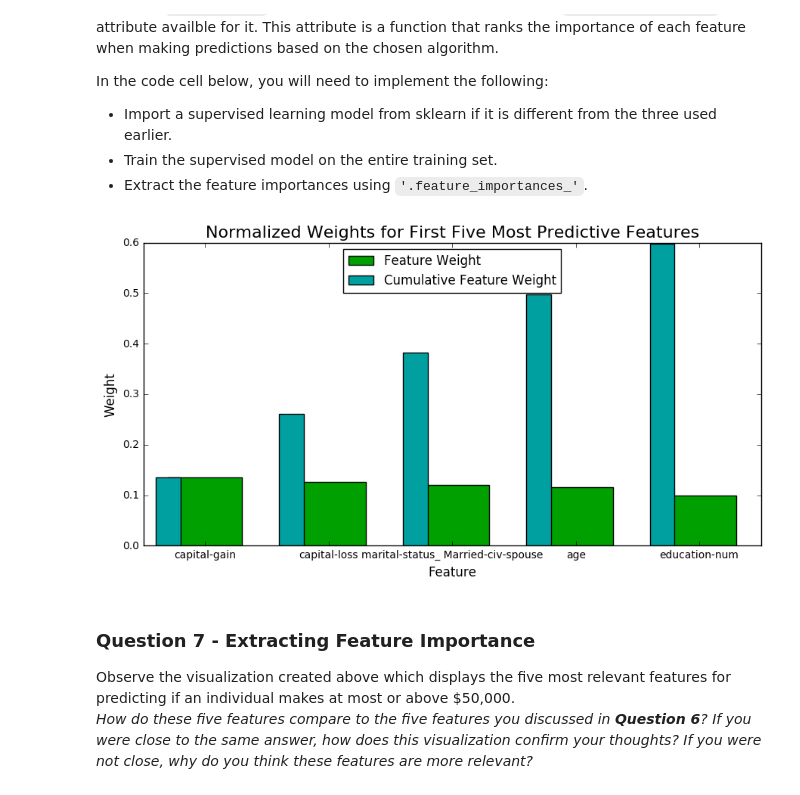
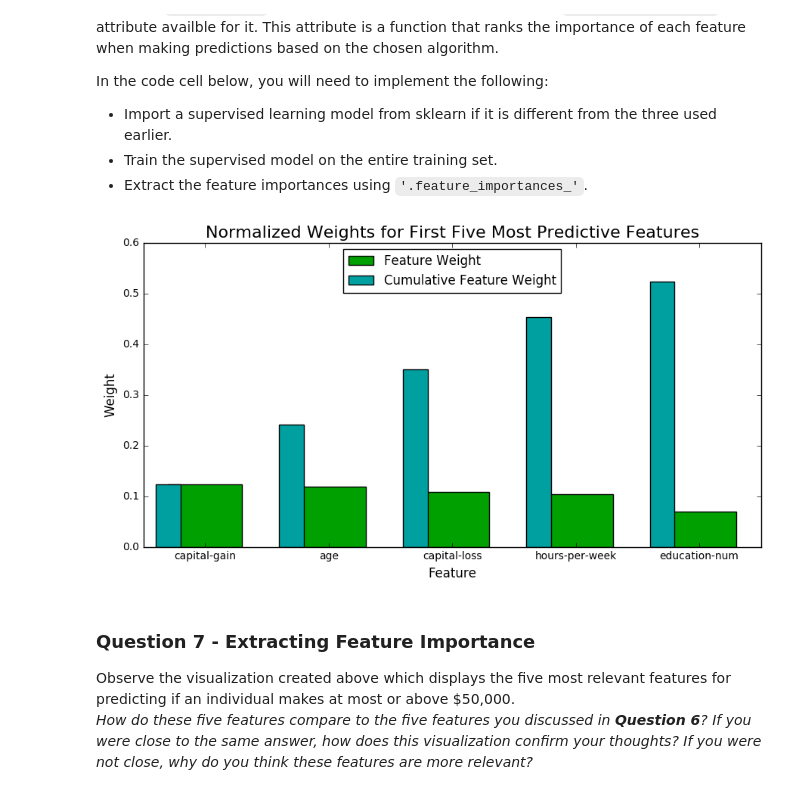
Before and after one commit to caasted/udacity-mlnd, a Jupyter notebook: finding_donors/finding_donors.ipynb, the cells around one changed output. Saved outputs shown, nothing was run; the diff lists cells and outputs as text; code cells hidden in the pictures.

```diff
--- a/finding_donors/finding_donors.ipynb
+++ b/finding_donors/finding_donors.ipynb
@@ -147,12 +141,7 @@ Additionally, as with the non-numeric features, we need to convert the non-numer
 features = pd.get_dummies(features_raw)
 
 # TODO: Encode the 'income_raw' data to numerical values
-income = []
-for item in income_raw:
-    if item == ">50K":
-        income.append(1)
-    else:
-        income.append(0)
+income = pd.get_dummies(income_raw)['>50K']
 
 # Print the number of features after one-hot encoding
 encoded = list(features.columns)
@@ -424,22 +446,33 @@ Fine tune the chosen model. Use grid search (`GridSearchCV`) with at least one i
 # TODO: Import 'GridSearchCV', 'make_scorer', and any other necessary libraries
 from sklearn.grid_search import GridSearchCV
 from sklearn.metrics import make_scorer
-from sklearn.ensemble import GradientBoostingClassifier # Re-import So that I don't have to re-run the analysis above
+from sklearn.ensemble import GradientBoostingClassifier # Re-import to avoid requiring re-running the analysis above
 
 # TODO: Initialize the classifier
 clf = GradientBoostingClassifier(random_state=0)
 
 # TODO: Create the parameters list you wish to tune
-parameters = {'n_estimators': [100, 150, 200], 'max_depth': [2, 3, 4]}
+parameters = {'n_estimators': [300, 400, 500],
+              'max_depth': [2, 3, 4, 5],
+              'learning_rate': [0.05, 0.08, 0.1] #,  # Parameters that routinely found the default to
+              # 'subsample': [0.8, 1.],              # be the optimal setting have been commented out
+              # 'max_features': [0.8, None]          # in the interest of time.
+             }
+grid_count = 1
+for key in parameters:
+    grid_count *= len(parameters[key])
 
 # TODO: Make an fbeta_score scoring object
 scorer = make_scorer(fbeta_score, beta=0.5)
 
 # TODO: Perform grid search on the classifier using 'scorer' as the scoring method
-grid_obj = GridSearchCV(clf, parameters, scoring=scorer)
+grid_obj = GridSearchCV(clf, parameters, scoring=scorer, cv=len(parameters), n_jobs=-1)
 
 # TODO: Fit the grid search object to the training data and find the optimal parameters
+start = time()
 grid_fit = grid_obj.fit(X_train, y_train)
+end = time()
+print "Evaluated {} combinations of parameters in {:.2f} minutes".format(grid_count, (end - start) / 60.)
 
 # Get the estimator
 best_clf = grid_fit.best_estimator_
@@ -449,10 +482,12 @@ predictions = (clf.fit(X_train, y_train)).predict(X_test)
 best_predictions = best_clf.predict(X_test)
 
 # Report the before-and-afterscores
-print "Unoptimized model\n------"
+print "\nUnoptimized model\n------"
 print "Accuracy score on testing data: {:.4f}".format(accuracy_score(y_test, predictions))
 print "F-score on testing data: {:.4f}".format(fbeta_score(y_test, predictions, beta = 0.5))
 print "\nOptimized Model\n------"
 print "Final accuracy score on the testing data: {:.4f}".format(accuracy_score(y_test, best_predictions))
 print "Final F-score on the testing data: {:.4f}".format(fbeta_score(y_test, best_predictions, beta = 0.5))
+print "\nOptimized Model Parameters\n------"
+print best_clf
 # %% [output]
@@ -511,19 +557,19 @@ In the code cell below, you will need to implement the following:
  - Extract the feature importances using `'.feature_importances_'`.
 # %%
 # TODO: Import a supervised learning model that has 'feature_importances_'
-from sklearn.ensemble import GradientBoostingClassifier
+# from sklearn.ensemble import GradientBoostingClassifier
 
 # TODO: Train the supervised model on the training set
-model = GradientBoostingClassifier()
-model.fit(X_train, y_train)
+# model = GradientBoostingClassifier()
+# model.fit(X_train, y_train)
 
 # TODO: Extract the feature importances
-importances = model.feature_importances_
+importances = best_clf.feature_importances_ # Use previously optimized classifier
 
 # Plot
 vs.feature_plot(importances, X_train, y_train)
 # %% [output]
-[figure, old version]
+[figure, new version]
 # %% [markdown]
 ### Question 7 - Extracting Feature Importance
 
```
Also changed, not shown: parts of 12 cells of this notebook.
